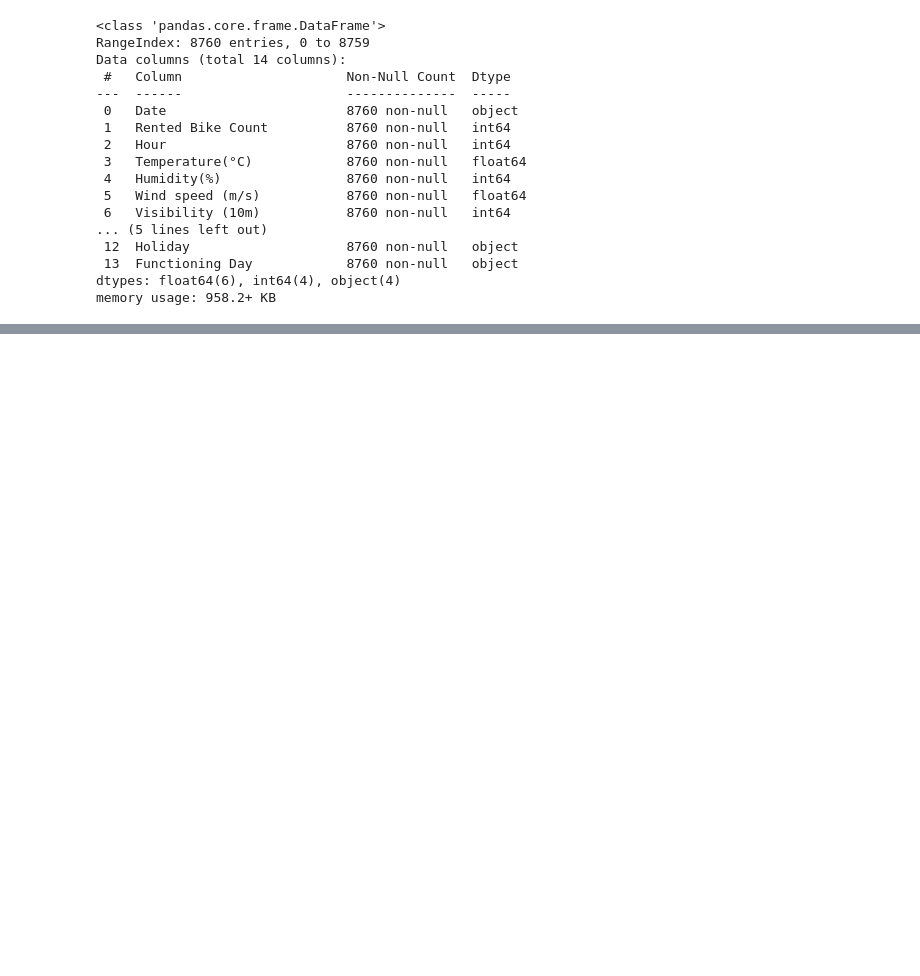
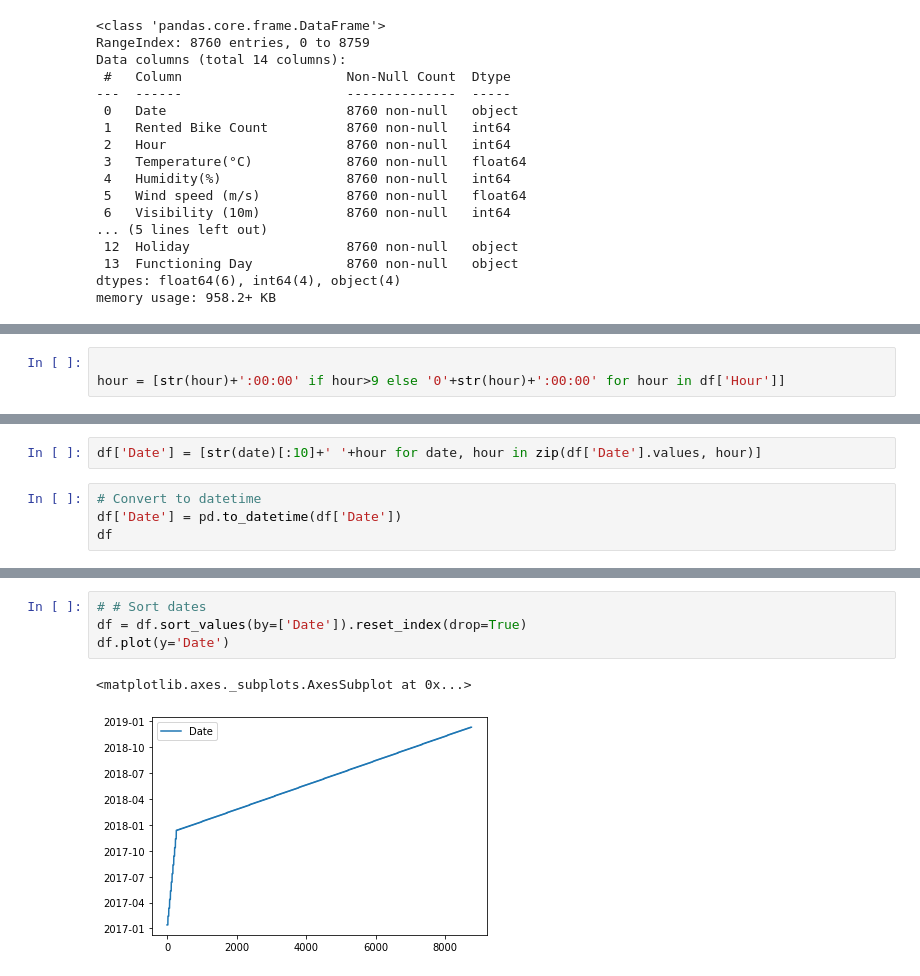
Before and after one commit to MeghanaRanganath98/ML-Capstone-project-Regression, a Jupyter notebook: Meghana_RS_Bike_Sharing_Demand_Prediction_Capstone_Project.ipynb, the cells around one changed output, grey strips where cells are left out. Saved outputs shown, nothing was run; the diff lists cells and outputs as text; blank space fills up the shorter version.

```diff
--- a/Meghana_RS_Bike_Sharing_Demand_Prediction_Capstone_Project.ipynb
+++ b/Meghana_RS_Bike_Sharing_Demand_Prediction_Capstone_Project.ipynb
@@ -102,0 +144,3 @@ memory usage: 958.2+ KB
+# %%
+
+hour = [str(hour)+':00:00' if hour>9 else '0'+str(hour)+':00:00' for hour in df['Hour']]
@@ -102,0 +149,6 @@ memory usage: 958.2+ KB
+# %%
+df['Date'] = [str(date)[:10]+' '+hour for date, hour in zip(df['Date'].values, hour)]
+# %%
+# Convert to datetime
+df['Date'] = pd.to_datetime(df['Date'])
+df
@@ -102,0 +169,7 @@ memory usage: 958.2+ KB
+# %%
+# # Sort dates
+df = df.sort_values(by=['Date']).reset_index(drop=True)
+df.plot(y='Date')
+# %% [output]
+<matplotlib.axes._subplots.AxesSubplot at 0x...>
+[figure, added]
```
Also changed, not shown: parts of 21 cells of this notebook.
